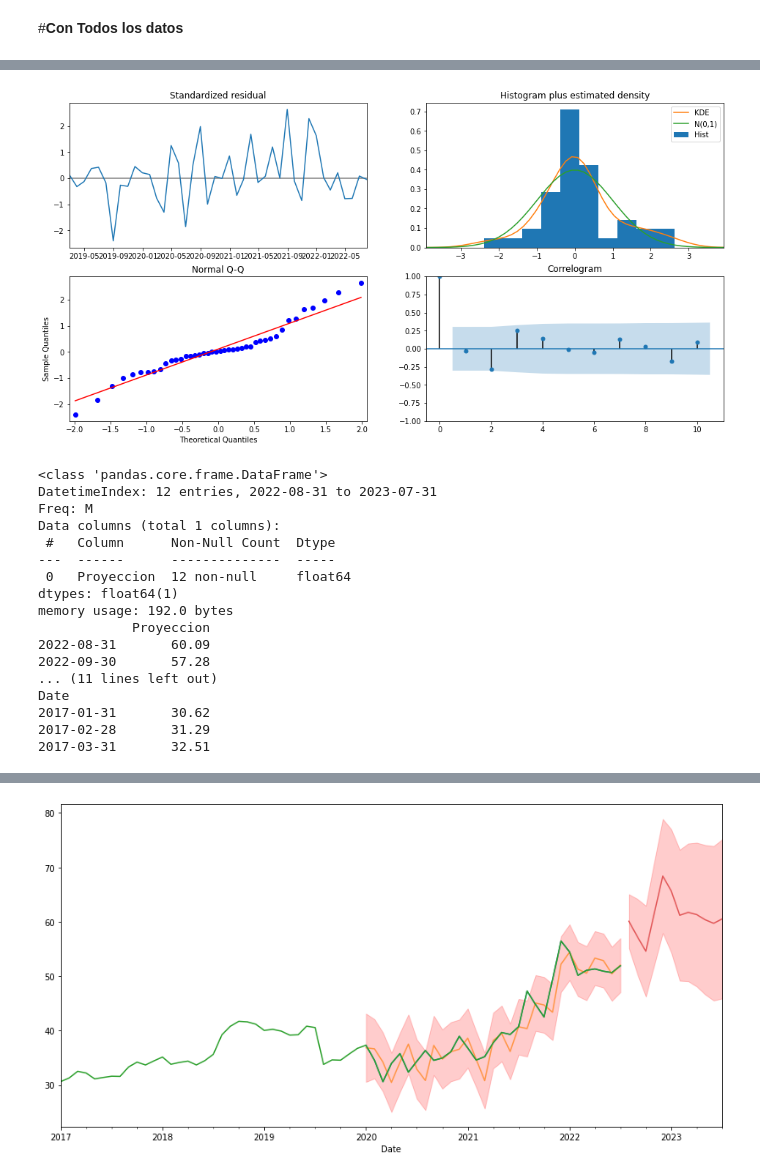
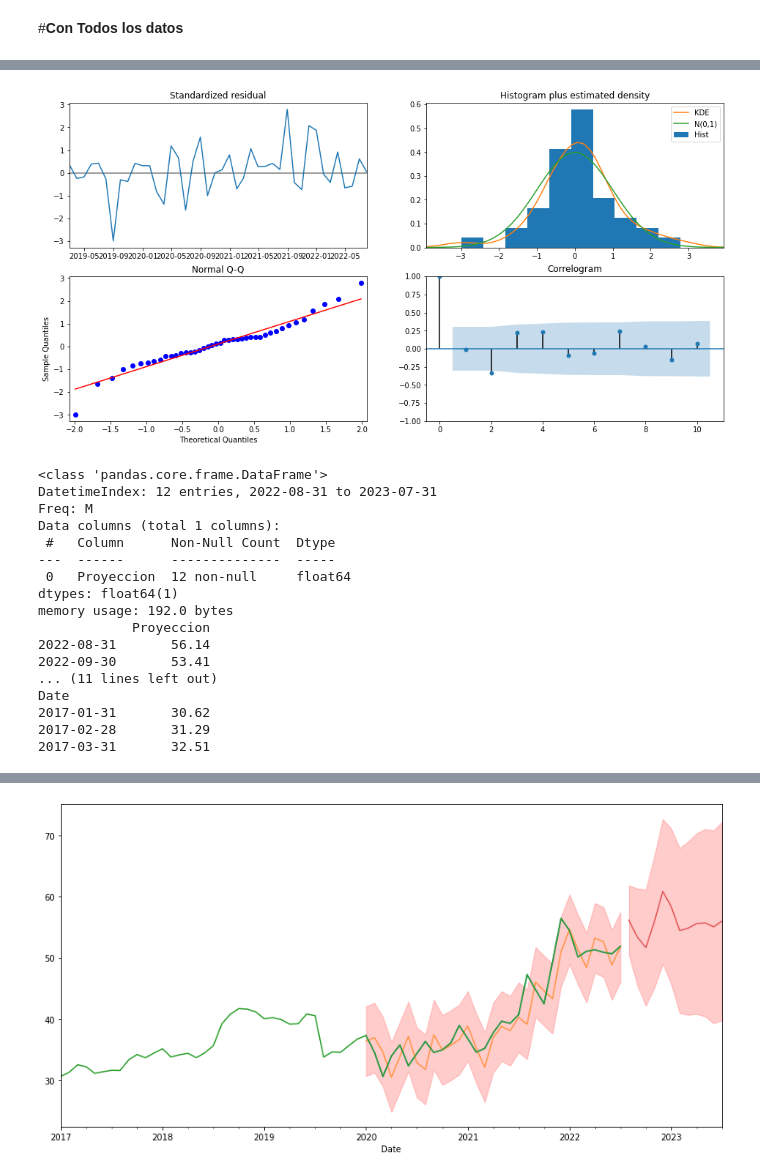
Before and after one commit to huramire/PyoyectoBanco2022, a Jupyter notebook: ProyectoCedesistemasSerieFinancieraPFE.ipynb, the cells around one changed output, grey strips where cells are left out. Saved outputs shown, nothing was run; the diff lists cells and outputs as text; code cells hidden in the pictures.

```diff
--- a/ProyectoCedesistemasSerieFinancieraPFE.ipynb
+++ b/ProyectoCedesistemasSerieFinancieraPFE.ipynb
@@ -651,7 +644,7 @@ ValueError: ignored
 # %%
 mod=sm.tsa.statespace.SARIMAX(y,
                               order=(1,0,0),
-                              seasonal_order=(1,1,1,12),
+                              seasonal_order=(1,1,0,12),
                               enforce_stationarity=False,
                               enforce_invertibility=False)
 
@@ -706,23 +698,23 @@ sigma2         5.1351   8.22e+04   6.25e-05      1.000   -1.61e+05    1.61e+05
 ==============================================================================
-[figure, old version]
+[figure, new version]
 <class 'pandas.core.frame.DataFrame'>
 DatetimeIndex: 12 entries, 2022-08-31 to 2023-07-31
 Freq: M
 Data columns (total 1 columns):
  #   Column      Non-Null Count  Dtype
 ---  ------      --------------  -----
  0   Proyeccion  12 non-null     float64
 dtypes: float64(1)
 memory usage: 192.0 bytes
             Proyeccion
-2022-08-31       60.09
-2022-09-30       57.28
+2022-08-31       56.14
+2022-09-30       53.41
 ... (11 lines left out)
 Date
 2017-01-31       30.62
 2017-02-28       31.29
 2017-03-31       32.51
 [interactive output not drawn]
-[figure, old version]
+[figure, new version]
 # %%
 data.to_excel("PronosticoAPPl.xlsx")
```
Also changed, not shown: parts of 18 cells of this notebook.
